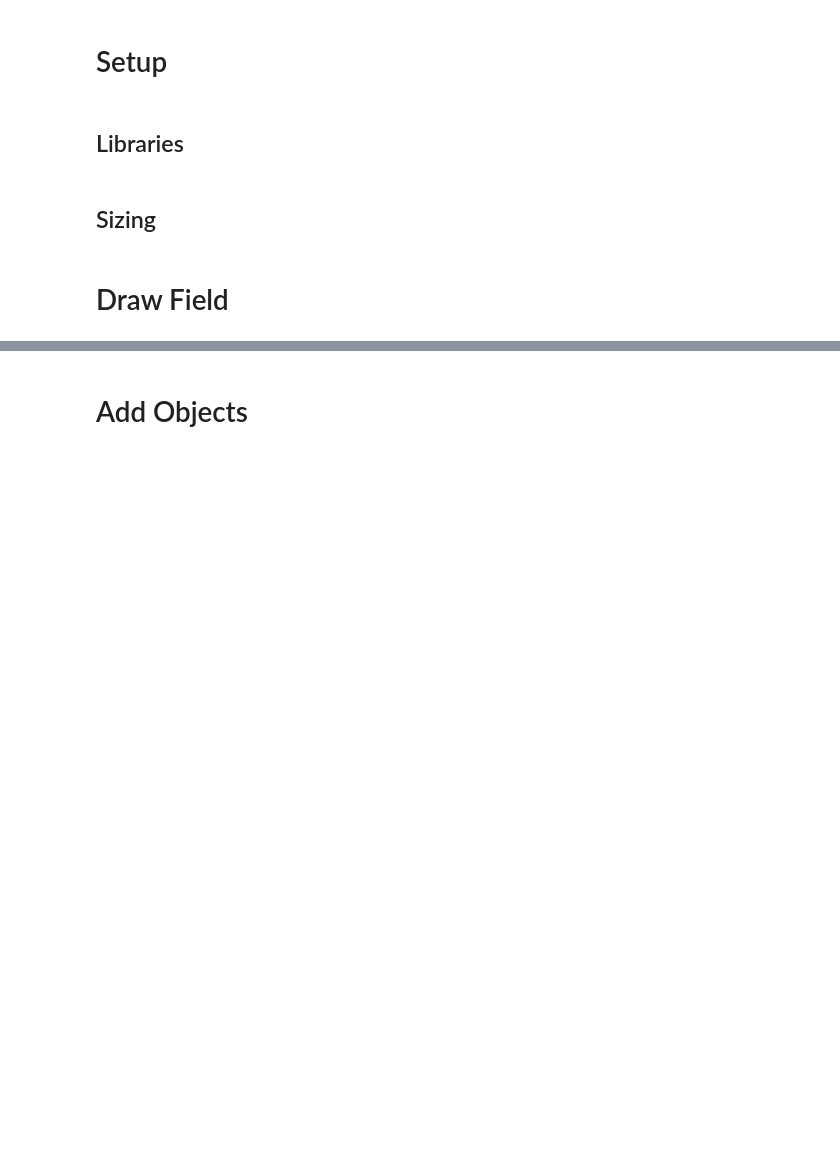
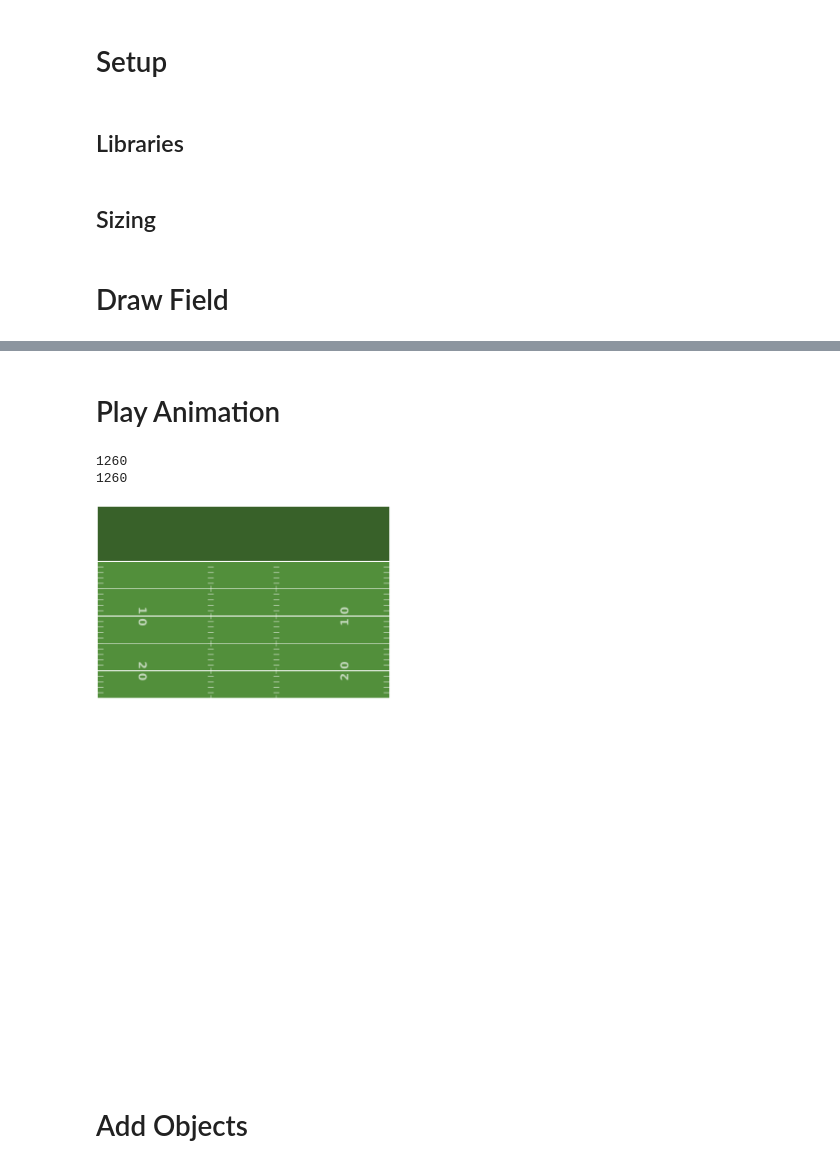
Before and after one commit to rjf2022/nfl-big-data-bowl, a Jupyter notebook: Visuals.ipynb, the cells around one changed output, grey strips where cells are left out. Drawn from its saved outputs; the diff is of its cells as text; code cells hidden in the pictures; blank space fills up the shorter version.

Commit message:
Started with player objects

```diff
--- a/Visuals.ipynb
+++ b/Visuals.ipynb
@@ -95,2 +102,64 @@ plt.savefig('field_background.png', dpi = dpi, bbox_inches='tight', pad_inches=0
+# %% [markdown]
+# Play Animation
+# %%
+# class for each play animation
+class PlayAnimation:
+
+    def __init__(self, ystart = 0, yend = 120):
+
+        self.ystart = ystart
+        self.yend = yend
+        self.pixels_width = 1920
+        self.pixels_height = int(self.pixels_width * ((yend - ystart) / 53.3))
+        self.dpi = 120
+
+        self.players = []
+
+        # create the figure and axis
+        self.fig, self.ax = plt.subplots(
+            figsize = (self.pixels_width / self.dpi, self.pixels_height / self.dpi),
+            dpi = self.dpi
+        )
+
+        # Remove all margins to match exact pixel dimensions
+        margin = 5 # pixels
+        self.fig.subplots_adjust(
+            left = (margin / self.pixels_width),
+            right = 1 - (margin / self.pixels_width),
+            top = 1 - (margin / self.pixels_height),
+            bottom = (margin / self.pixels_height)
+        )
+
+    def add_player(self, player):
+        self.players.append(player)
+
+
+    def draw_play(self):
+
+        # draw the field
+        draw_field(self.ax, alpha = 1)
+
+        # draw out the players
+        for player in self.players:
+            player.draw(self.ax)
+
+        # Set limits and hide axes
+        self.ax.set_xlim(0, 53.3)
+        self.ax.set_ylim(self.ystart, self.yend)
+        self.ax.axis('off')
+
+    def test_save(self):
+        self.draw_play()
+
+        # save the figure output for testing
+        self.fig.savefig('output_test.png', dpi = self.dpi, pad_inches=0)
+
+pa = PlayAnimation(ystart = 85, yend = 120)
+pa.test_save()
+plt.close()
+# %% [output]
+1260
+1260
+[figure, added]
 # %% [markdown]
 # Add Objects
```
Also changed, not shown: parts of 7 cells of this notebook, 2 other files.
